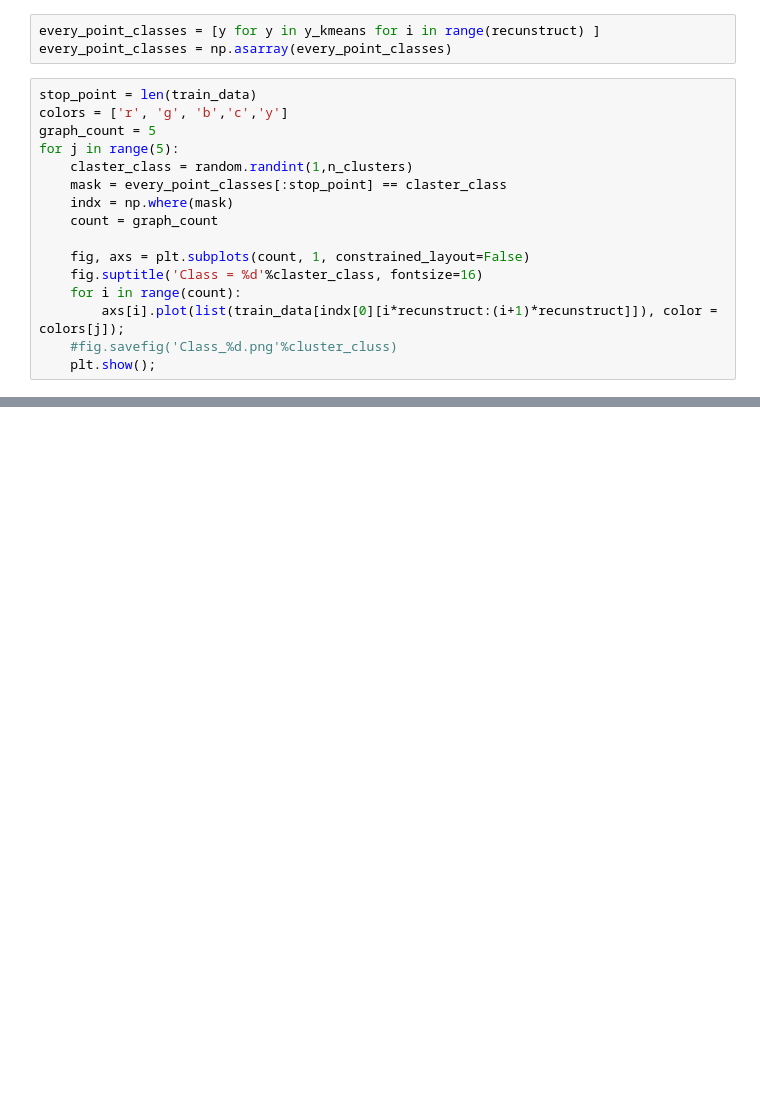
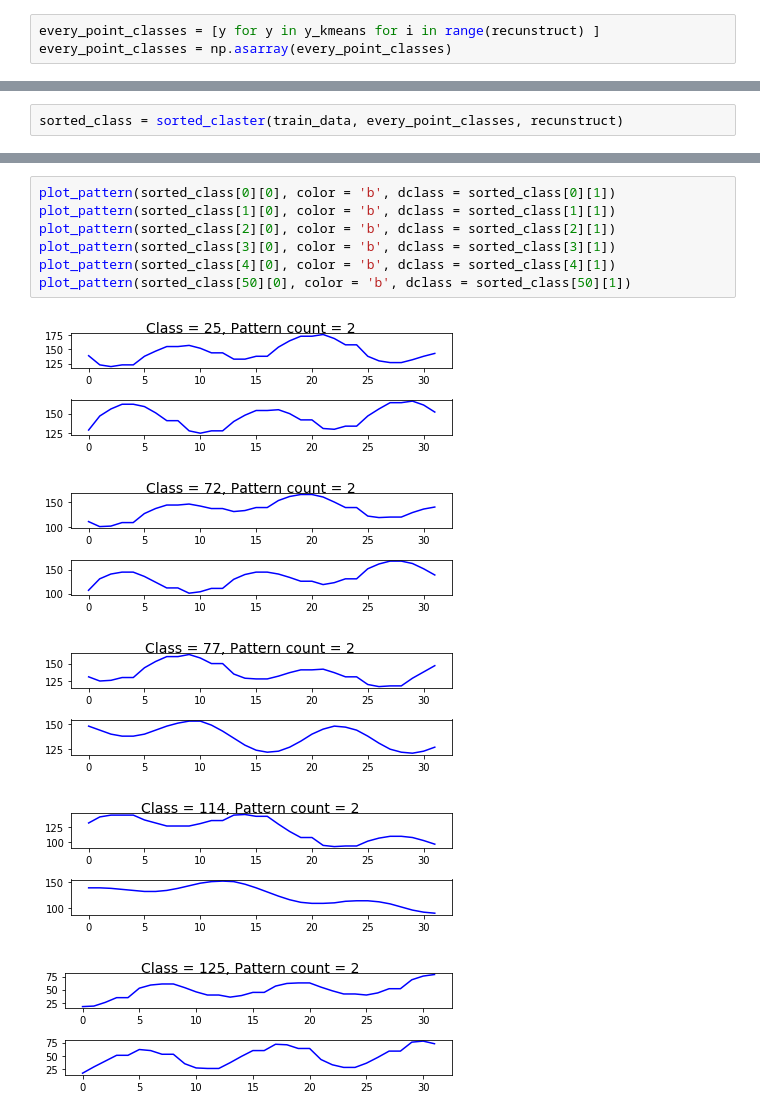
Before and after one commit to ZoyaV/TSWC, a Jupyter notebook: JupyterExperiments/WaveletsClustering.ipynb, the cells around one changed output, grey strips where cells are left out. Drawn from its saved outputs; the diff is of its cells as text; blank space fills up the shorter version.

Commit message:
add sorted clusetering viz

```diff
--- a/JupyterExperiments/WaveletsClustering.ipynb
+++ b/JupyterExperiments/WaveletsClustering.ipynb
@@ -50,19 +67,3 @@ plt.show();
 # %%
 every_point_classes = [y for y in y_kmeans for i in range(recunstruct) ]
 every_point_classes = np.asarray(every_point_classes)
-# %%
-stop_point = len(train_data)
-colors = ['r', 'g', 'b','c','y']
-graph_count = 5
-for j in range(5):
-    claster_class = random.randint(1,n_clusters)
-    mask = every_point_classes[:stop_point] == claster_class
-    indx = np.where(mask)
-    count = graph_count
-
-    fig, axs = plt.subplots(count, 1, constrained_layout=False)
-    fig.suptitle('Class = %d'%claster_class, fontsize=16)
-    for i in range(count):
-        axs[i].plot(list(train_data[indx[0][i*recunstruct:(i+1)*recunstruct]]), color = colors[j]);
-    #fig.savefig('Class_%d.png'%cluster_cluss)
-    plt.show();
@@ -74,0 +127,2 @@ for j in range(5):
+# %%
+sorted_class = sorted_claster(train_data, every_point_classes, recunstruct)
@@ -74,0 +150,13 @@ for j in range(5):
+# %%
+plot_pattern(sorted_class[0][0], color = 'b', dclass = sorted_class[0][1])
+plot_pattern(sorted_class[1][0], color = 'b', dclass = sorted_class[1][1])
+plot_pattern(sorted_class[2][0], color = 'b', dclass = sorted_class[2][1])
+plot_pattern(sorted_class[3][0], color = 'b', dclass = sorted_class[3][1])
+plot_pattern(sorted_class[4][0], color = 'b', dclass = sorted_class[4][1])
+plot_pattern(sorted_class[50][0], color = 'b', dclass = sorted_class[50][1])
+# %% [output]
+[figure, added]
+[figure, added]
+[figure, added]
+[figure, added]
+[figure, added]
```
Also changed, not shown: parts of 14 cells of this notebook.
